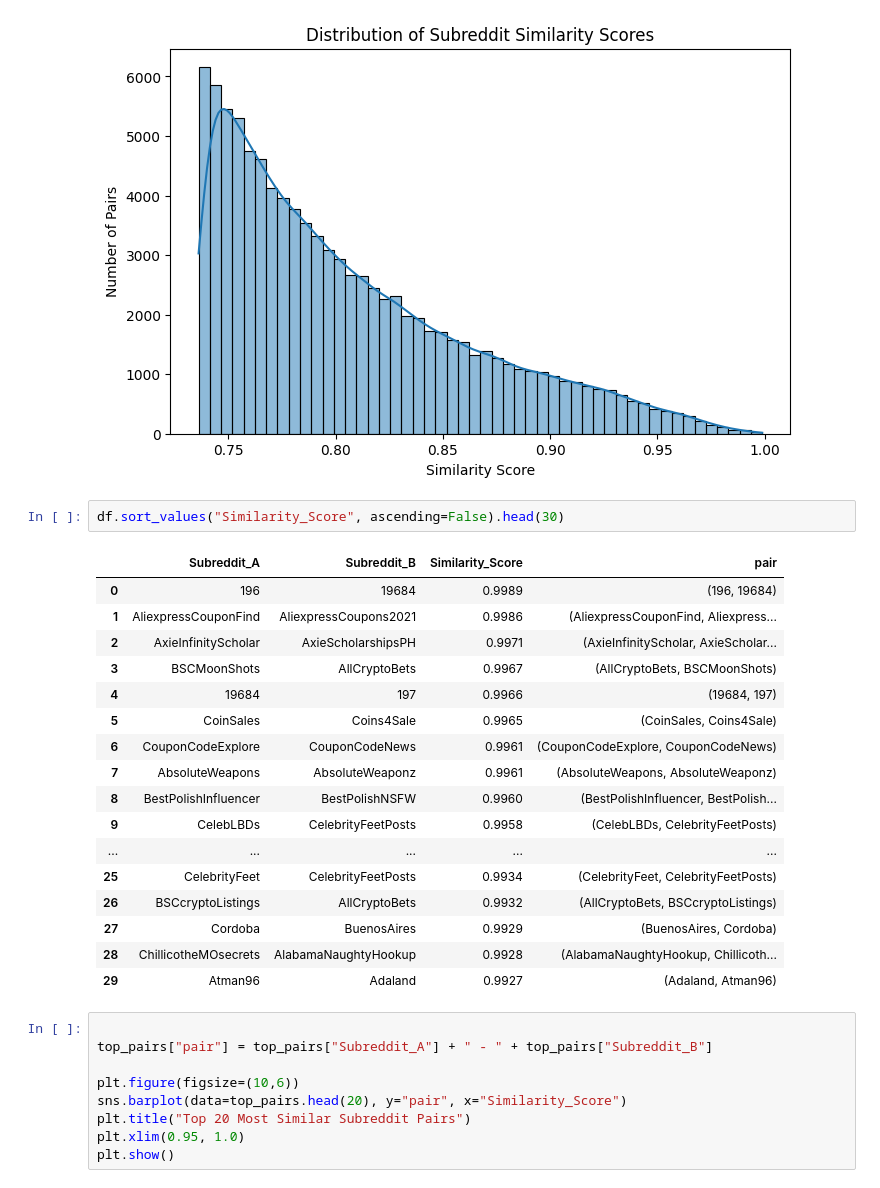
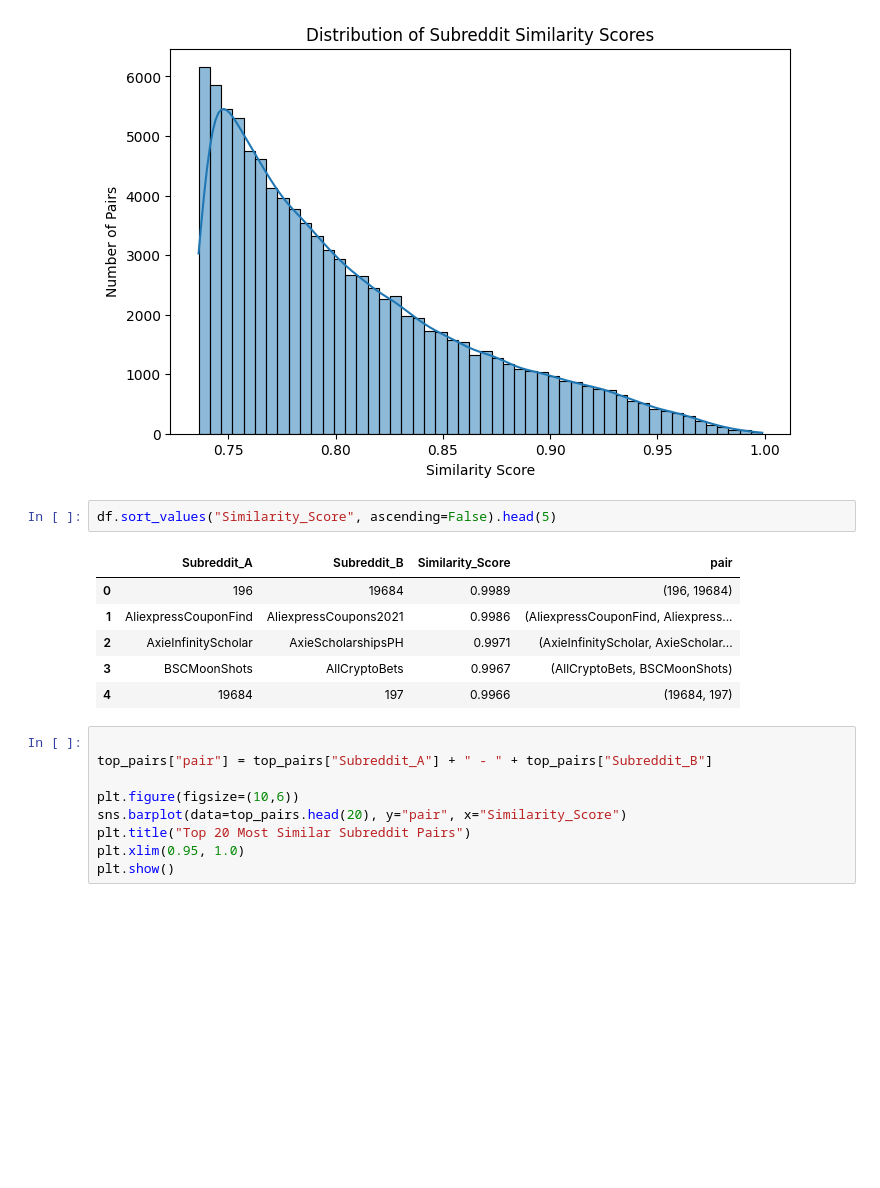
Before and after one commit to normalguy464/Massive-data-mining, a Jupyter notebook: Visualiza_graph.ipynb, the cells around one changed output. Saved outputs shown, nothing was run; the diff lists cells and outputs as text; blank space fills up the shorter version.

```diff
--- a/Visualiza_graph.ipynb
+++ b/Visualiza_graph.ipynb
@@ -84,25 +71,14 @@ plt.show()
 # %% [output]
 [figure]
 # %%
-df.sort_values("Similarity_Score", ascending=False).head(30)
+df.sort_values("Similarity_Score", ascending=False).head(5)
 # %% [output]
 |  | Subreddit_A | Subreddit_B | Similarity_Score | pair |
 | 0 | 196 | 19684 | 0.9989 | (196, 19684) |
 | 1 | AliexpressCouponFind | AliexpressCoupons2021 | 0.9986 | (AliexpressCouponFind, Aliexpress... |
 | 2 | AxieInfinityScholar | AxieScholarshipsPH | 0.9971 | (AxieInfinityScholar, AxieScholar... |
 | 3 | BSCMoonShots | AllCryptoBets | 0.9967 | (AllCryptoBets, BSCMoonShots) |
 | 4 | 19684 | 197 | 0.9966 | (19684, 197) |
-| 5 | CoinSales | Coins4Sale | 0.9965 | (CoinSales, Coins4Sale) |
-| 6 | CouponCodeExplore | CouponCodeNews | 0.9961 | (CouponCodeExplore, CouponCodeNews) |
-| 7 | AbsoluteWeapons | AbsoluteWeaponz | 0.9961 | (AbsoluteWeapons, AbsoluteWeaponz) |
-| 8 | BestPolishInfluencer | BestPolishNSFW | 0.9960 | (BestPolishInfluencer, BestPolish... |
-| 9 | CelebLBDs | CelebrityFeetPosts | 0.9958 | (CelebLBDs, CelebrityFeetPosts) |
-| ... | ... | ... | ... | ... |
-| 25 | CelebrityFeet | CelebrityFeetPosts | 0.9934 | (CelebrityFeet, CelebrityFeetPosts) |
-| 26 | BSCcryptoListings | AllCryptoBets | 0.9932 | (AllCryptoBets, BSCcryptoListings) |
-| 27 | Cordoba | BuenosAires | 0.9929 | (BuenosAires, Cordoba) |
-| 28 | ChillicotheMOsecrets | AlabamaNaughtyHookup | 0.9928 | (AlabamaNaughtyHookup, Chillicoth... |
-| 29 | Atman96 | Adaland | 0.9927 | (Adaland, Atman96) |
 # %%
 
 top_pairs["pair"] = top_pairs["Subreddit_A"] + " - " + top_pairs["Subreddit_B"]
```
Also changed, not shown: parts of 18 cells of this notebook, 5 other files.
